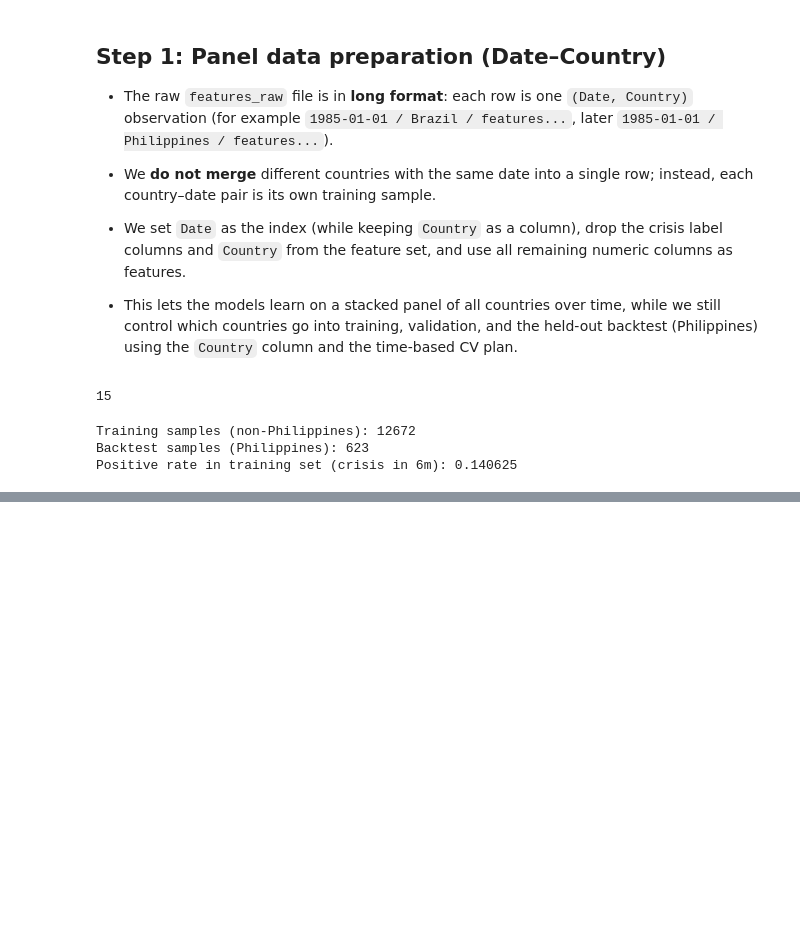
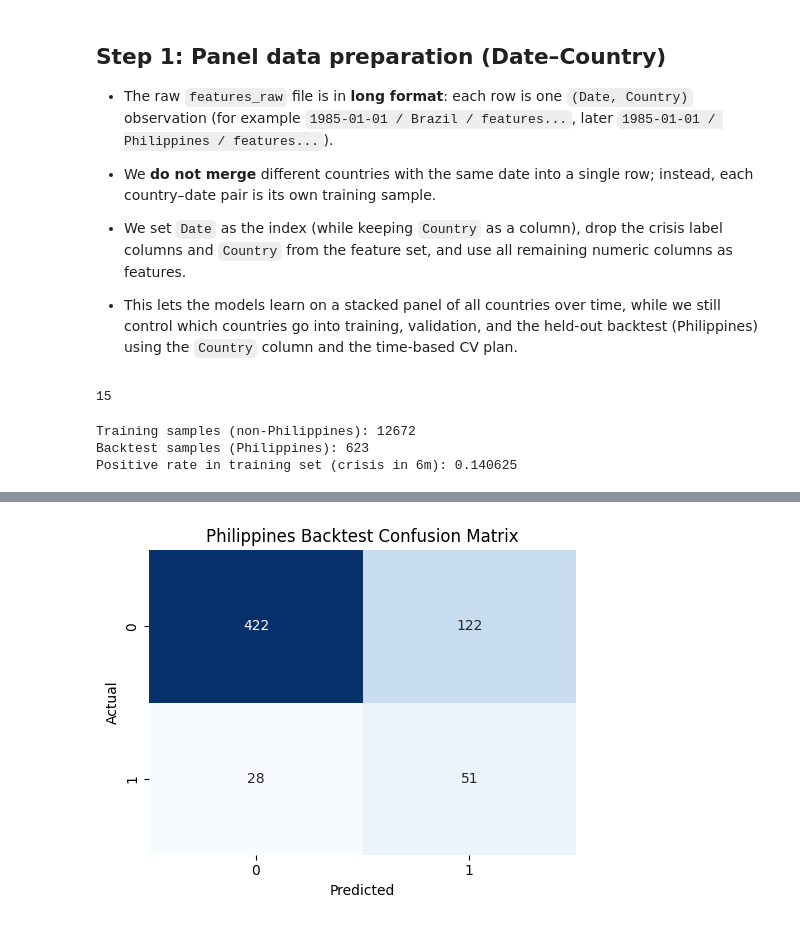
Before and after one commit to usman3656/data-science-2026-data-collection, a Jupyter notebook: training.ipynb, the cells around one changed output, grey strips where cells are left out. Cells and saved outputs as stored; diff of their text form; code cells hidden in the pictures; blank space fills up the shorter version.

Commit message:
upload results and models
includes plots etc

```diff
--- a/training.ipynb
+++ b/training.ipynb
@@ -130,8 +151,11 @@ ValueError: Found input variables with inconsistent numbers of samples: [12672,
 # ------------------------------------------------------------------
 
 best_params = study.best_params.copy()
+
+class_weight_1 = best_params.pop("class_weight_1")
+
 best_params.update({
-    "class_weight": "balanced",  # ensure class-weighted loss for imbalance
+    "class_weight": {0: 1, 1: class_weight_1},
     "random_state": 42,
     "n_jobs": -1,
 })
@@ -157,5 +181,4 @@ backtest_results = X_backtest.copy()
 backtest_results["y_true"] = y_backtest
 backtest_results["y_proba"] = y_backtest_proba
 backtest_results["y_pred"] = y_backtest_pred
-backtest_results.head()
 # %% [output]
@@ -162,0 +199,19 @@ NameError: name 'study' is not defined
+# %%
+import matplotlib.pyplot as plt
+import seaborn as sns
+
+# ------------------------------------------------------------------
+# Plot confusion matrix for Philippines backtest
+# ------------------------------------------------------------------
+cm = confusion_matrix(y_backtest, y_backtest_pred)
+
+plt.figure(figsize=(5, 4))
+sns.heatmap(cm, annot=True, fmt="d", cmap="Blues", cbar=False)
+plt.title("Philippines Backtest Confusion Matrix")
+plt.xlabel("Predicted")
+plt.ylabel("Actual")
+plt.tight_layout()
+plt.savefig("plots/confusion_matrix_philippines.png", dpi=150, bbox_inches="tight")
+plt.show()
+# %% [output]
+[figure, added]
```
Also changed, not shown: parts of 4 cells of this notebook.
